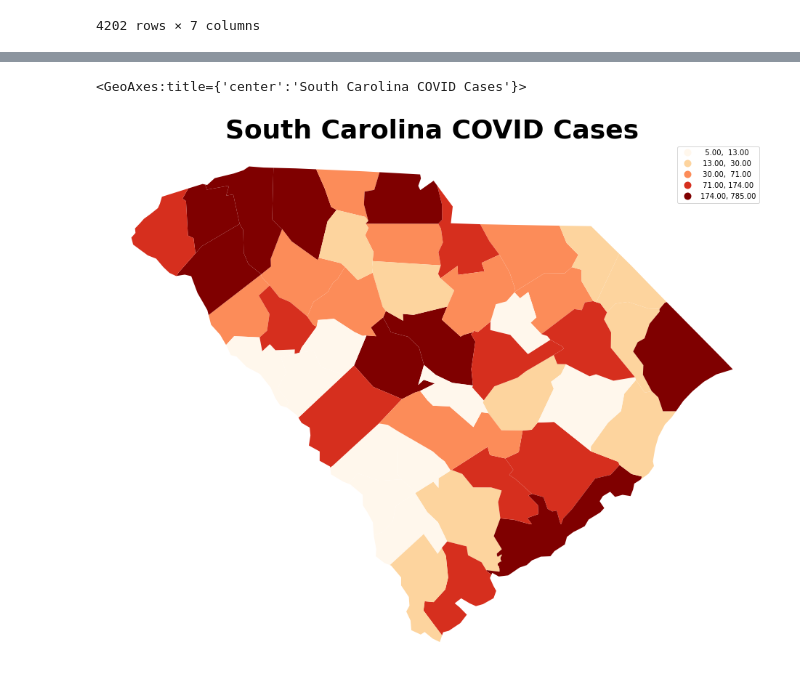
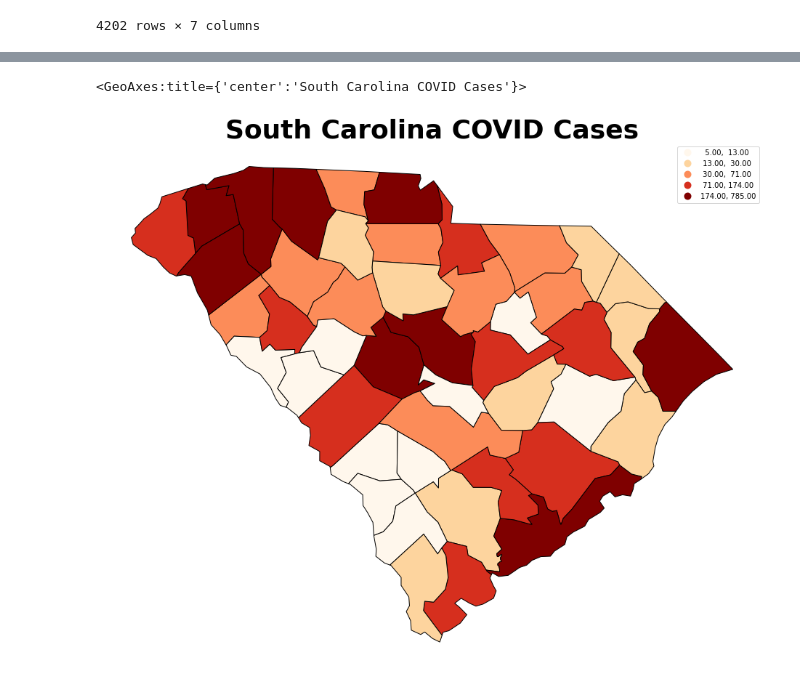
Before and after one commit to frontogenesis/coronavirus-map, a Jupyter notebook: python/covid.ipynb, the cells around one changed output, grey strips where cells are left out. Drawn from its saved outputs; the diff is of its cells as text; code cells hidden in the pictures.

Commit message:
Add black edge color to county borders

```diff
--- a/python/covid.ipynb
+++ b/python/covid.ipynb
@@ -80,15 +80,16 @@ merge['Count Confirmed Cases Suppressed if 1-4'] = merge['Count Confirmed Cases
 # %%
 # Make map
 fig = plt.figure(figsize=(1280/72, 720/72))
 ax = fig.add_axes([0, 0, 1, 1], projection=ccrs.PlateCarree(),
                   frameon=False)
 ax.patch.set_visible(False)
 ax.set_title('South Carolina COVID Cases', fontweight='bold', fontsize='36')
 
-merge.plot(column='Count Confirmed Cases Suppressed if 1-4', cmap='OrRd',
+merge.plot(column='Count Confirmed Cases Suppressed if 1-4',
+           cmap='OrRd', edgecolor='black',
            scheme='quantiles', legend=True,
            figsize=(1280/72, 720/72),
            ax=ax)
 # %% [output]
 <GeoAxes:title={'center':'South Carolina COVID Cases'}>
-[figure, old version]
+[figure, new version]
```
